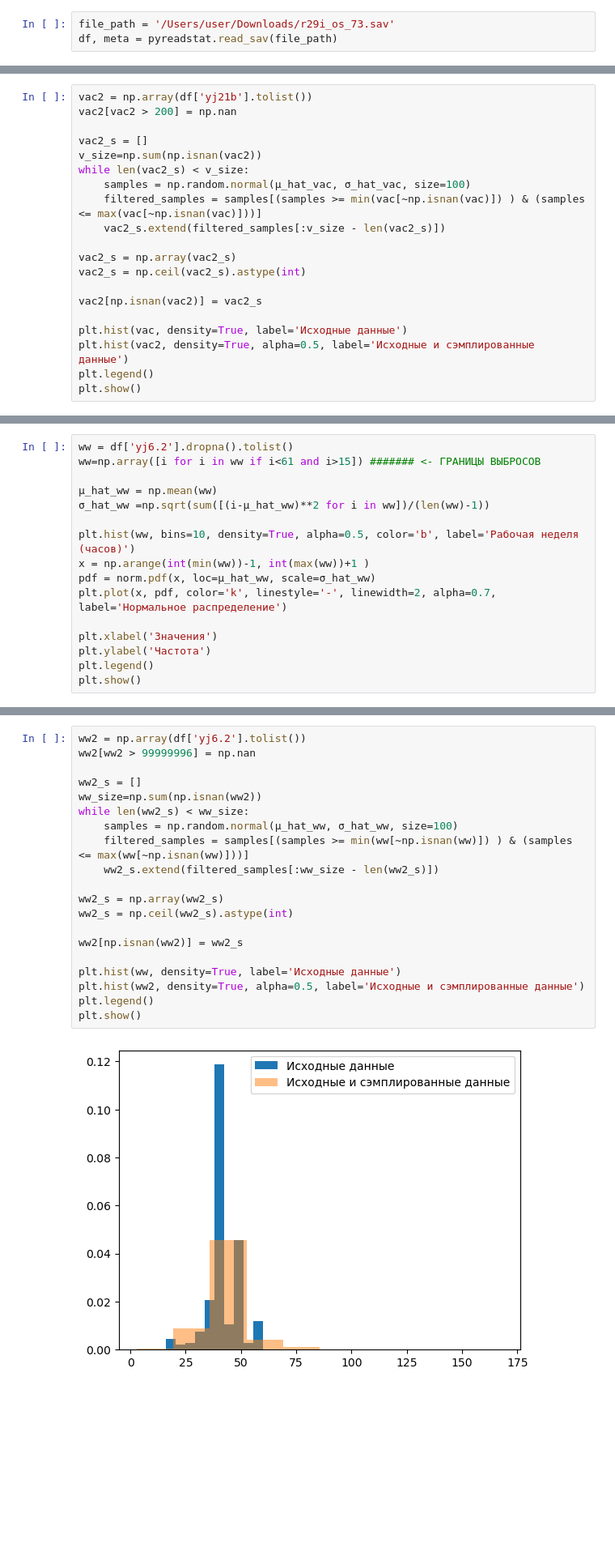
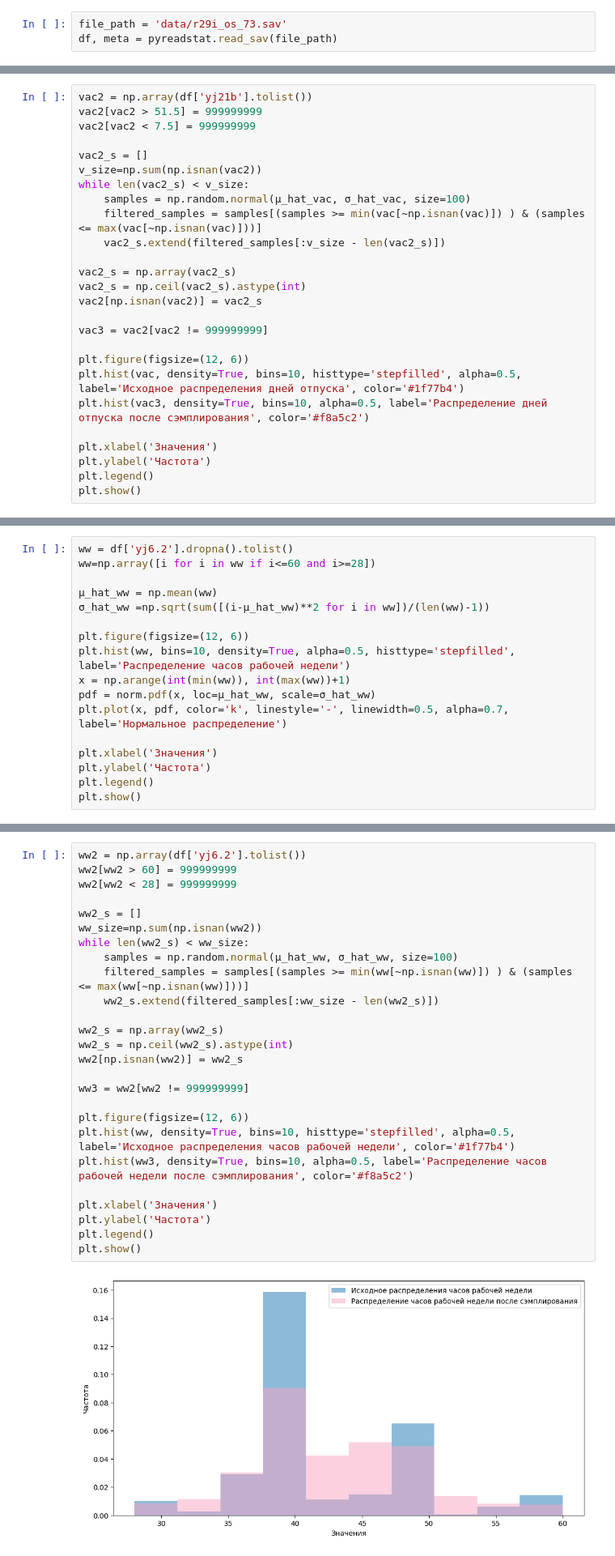
Before and after one commit to shtykinao/Maths_in_ML, a Jupyter notebook: lab3/SAMPLE.ipynb, the cells around one changed output, grey strips where cells are left out. Shown: that part at 81% size. Saved outputs shown, nothing was run; the diff lists cells and outputs as text; blank space fills up the shorter version.

```diff
--- a/lab3/SAMPLE.ipynb
+++ b/lab3/SAMPLE.ipynb
@@ -17,5 +18,5 @@ from math import exp
 # %%
-file_path = '/Users/user/Downloads/r29i_os_73.sav'
+file_path = 'data/r29i_os_73.sav'
 df, meta = pyreadstat.read_sav(file_path)
 # %% [markdown]
 ## Отпуск
@@ -40,6 +42,7 @@ plt.show()
 # %%
 vac2 = np.array(df['yj21b'].tolist())
-vac2[vac2 > 200] = np.nan
+vac2[vac2 > 51.5] = 999999999
+vac2[vac2 < 7.5] = 999999999
 
 vac2_s = []
 v_size=np.sum(np.isnan(vac2))
@@ -50,11 +53,16 @@ while len(vac2_s) < v_size:
 
 vac2_s = np.array(vac2_s)
 vac2_s = np.ceil(vac2_s).astype(int)
-
 vac2[np.isnan(vac2)] = vac2_s
 
-plt.hist(vac, density=True, label='Исходные данные')
-plt.hist(vac2, density=True, alpha=0.5, label='Исходные и сэмплированные данные')
+vac3 = vac2[vac2 != 999999999]
+
+plt.figure(figsize=(12, 6))
+plt.hist(vac, density=True, bins=10, histtype='stepfilled', alpha=0.5, label='Исходное распределения дней отпуска', color='#1f77b4')
+plt.hist(vac3, density=True, bins=10, alpha=0.5, label='Распределение дней отпуска после сэмплирования', color='#f8a5c2')
+
+plt.xlabel('Значения')
+plt.ylabel('Частота')
 plt.legend()
 plt.show()
 # %% [output]
@@ -63,15 +71,16 @@ plt.show()
 ## Рабочая неделя
 # %%
 ww = df['yj6.2'].dropna().tolist()
-ww=np.array([i for i in ww if i<61 and i>15]) ####### <- ГРАНИЦЫ ВЫБРОСОВ
+ww=np.array([i for i in ww if i<=60 and i>=28])
 
 μ_hat_ww = np.mean(ww)
 σ_hat_ww =np.sqrt(sum([(i-μ_hat_ww)**2 for i in ww])/(len(ww)-1))
 
-plt.hist(ww, bins=10, density=True, alpha=0.5, color='b', label='Рабочая неделя (часов)')
-x = np.arange(int(min(ww))-1, int(max(ww))+1 )
+plt.figure(figsize=(12, 6))
+plt.hist(ww, bins=10, density=True, alpha=0.5, histtype='stepfilled', label='Распределение часов рабочей недели')
+x = np.arange(int(min(ww)), int(max(ww))+1)
 pdf = norm.pdf(x, loc=μ_hat_ww, scale=σ_hat_ww)
-plt.plot(x, pdf, color='k', linestyle='-', linewidth=2, alpha=0.7, label='Нормальное распределение')
+plt.plot(x, pdf, color='k', linestyle='-', linewidth=0.5, alpha=0.7, label='Нормальное распределение')
 
 plt.xlabel('Значения')
 plt.ylabel('Частота')
@@ -82,25 +91,31 @@ plt.show()
 # %%
 ww2 = np.array(df['yj6.2'].tolist())
-ww2[ww2 > 99999996] = np.nan
+ww2[ww2 > 60] = 999999999
+ww2[ww2 < 28] = 999999999
 
 ww2_s = []
 ww_size=np.sum(np.isnan(ww2))
 while len(ww2_s) < ww_size:
     samples = np.random.normal(μ_hat_ww, σ_hat_ww, size=100)
     filtered_samples = samples[(samples >= min(ww[~np.isnan(ww)]) ) & (samples <= max(ww[~np.isnan(ww)]))]
     ww2_s.extend(filtered_samples[:ww_size - len(ww2_s)])
 
 ww2_s = np.array(ww2_s)
 ww2_s = np.ceil(ww2_s).astype(int)
-
 ww2[np.isnan(ww2)] = ww2_s
 
-plt.hist(ww, density=True, label='Исходные данные')
-plt.hist(ww2, density=True, alpha=0.5, label='Исходные и сэмплированные данные')
+ww3 = ww2[ww2 != 999999999]
+
+plt.figure(figsize=(12, 6))
+plt.hist(ww, density=True, bins=10, histtype='stepfilled', alpha=0.5, label='Исходное распределения часов рабочей недели', color='#1f77b4')
+plt.hist(ww3, density=True, bins=10, alpha=0.5, label='Распределение часов рабочей недели после сэмплирования', color='#f8a5c2')
+
+plt.xlabel('Значения')
+plt.ylabel('Частота')
 plt.legend()
 plt.show()
 # %% [output]
-[figure, old version]
+[figure, new version]
 # %% [markdown]
 ## Премия
 # %%
```
Also changed, not shown: parts of 15 cells of this notebook, 24 other files.
